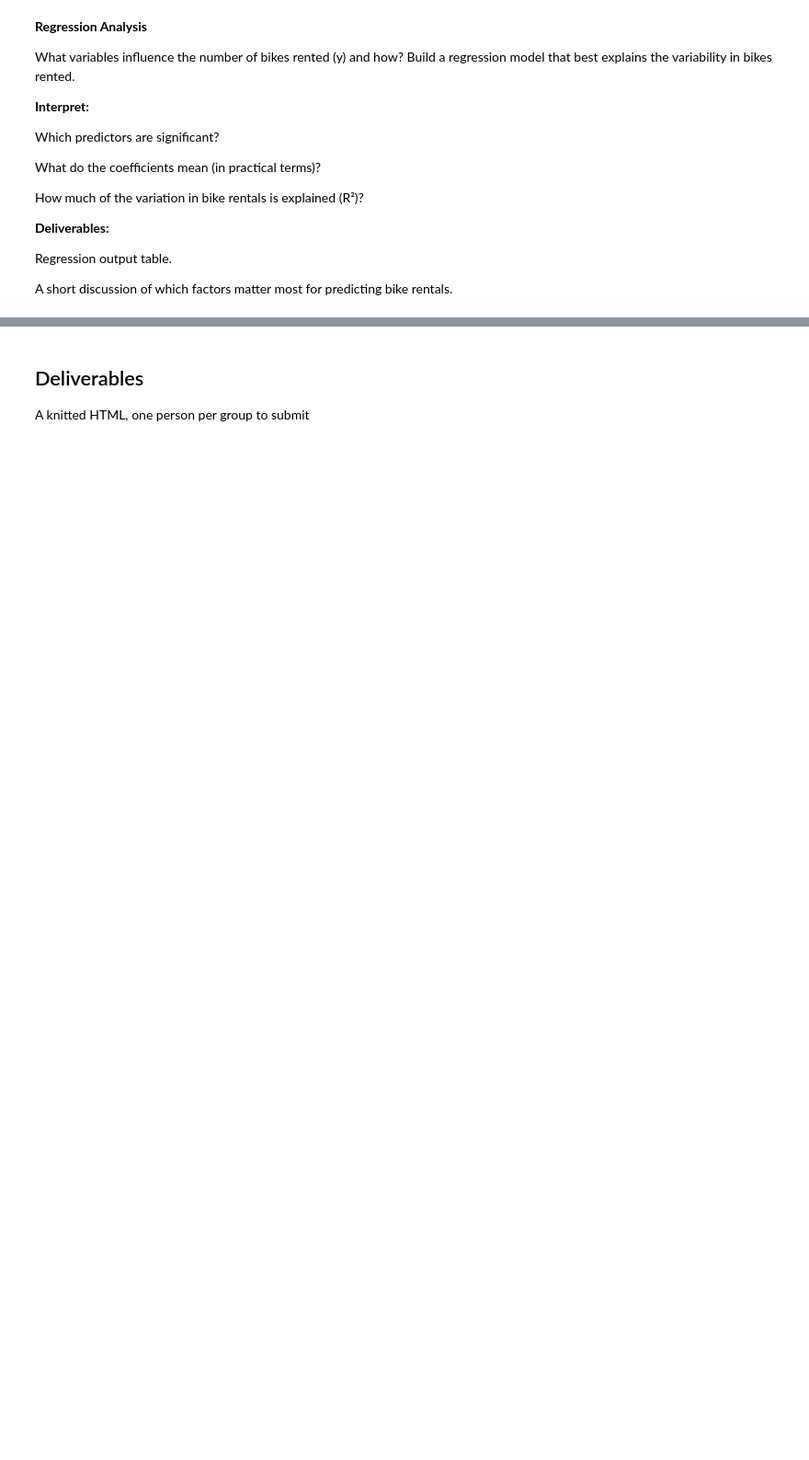
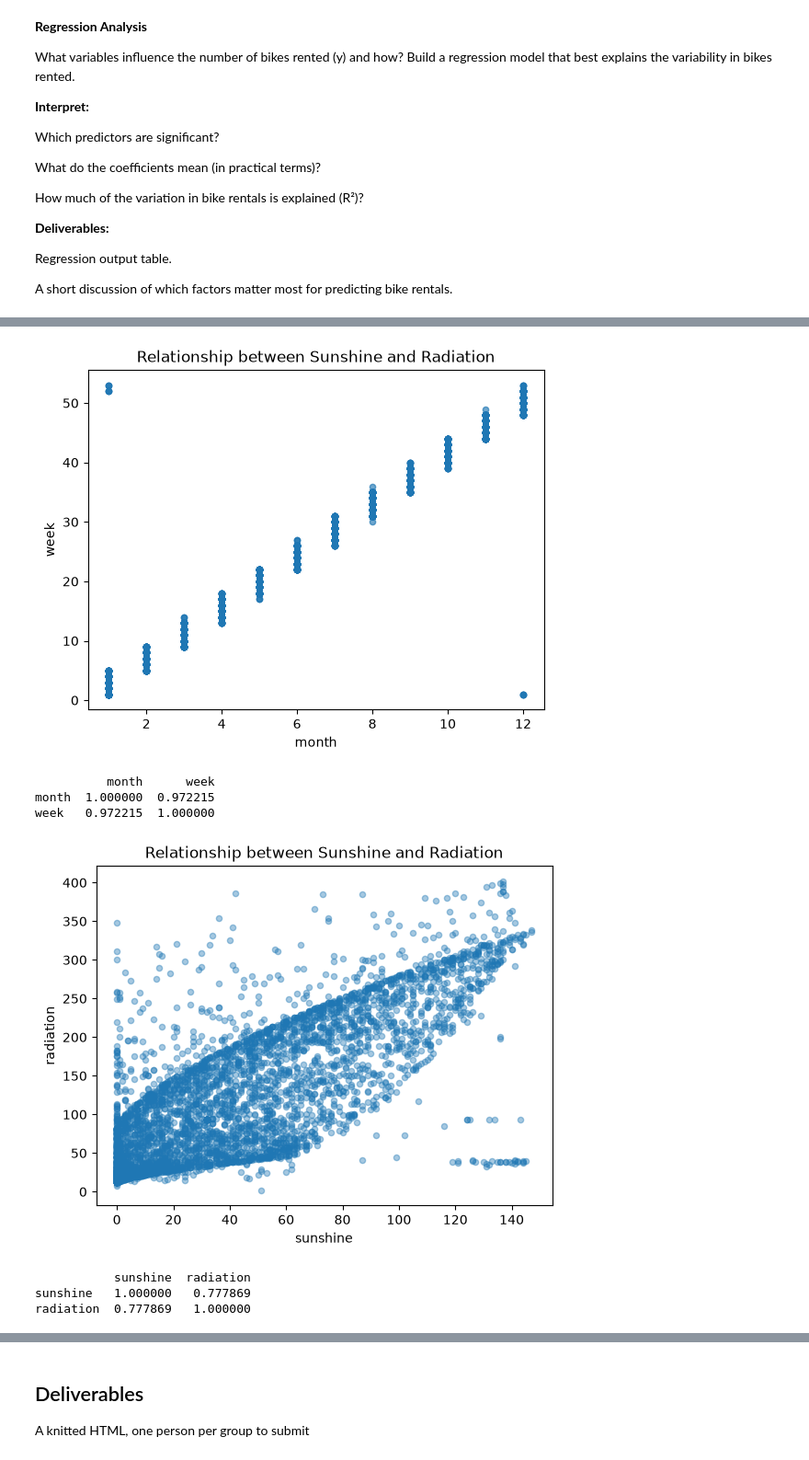
Before and after one commit to JenniferChen23/GroupProject-Analytics-Through-Coding-, a Jupyter notebook: Session_3/Group_Project.ipynb, the cells around one changed output, grey strips where cells are left out. Shown at 92% size. Drawn from its saved outputs; the diff is of its cells as text; code cells hidden in the pictures; blank space fills up the shorter version.

```diff
--- a/Session_3/Group_Project.ipynb
+++ b/Session_3/Group_Project.ipynb
@@ -266,0 +467,21 @@ A short discussion of which factors matter most for predicting bike rentals.
+# %%
+#From the above we can see the VIF for month is extremely high also for the sunshine, meaning that it has high collinarity with others. So we do a further test of them
+
+bikes.plot.scatter(x="month", y="week", alpha=0.4)
+plt.title("Relationship between Sunshine and Radiation")
+plt.show()
+print(bikes[["month", "week"]].corr())
+
+bikes.plot.scatter(x="sunshine", y="radiation", alpha=0.4)
+plt.title("Relationship between Sunshine and Radiation")
+plt.show()
+print(bikes[["sunshine", "radiation"]].corr())
+# %% [output]
+[figure, added]
+          month      week
+month  1.000000  0.972215
+week   0.972215  1.000000
+[figure, added]
+           sunshine  radiation
+sunshine   1.000000   0.777869
+radiation  0.777869   1.000000
```
Also changed, not shown: parts of 10 cells of this notebook.
